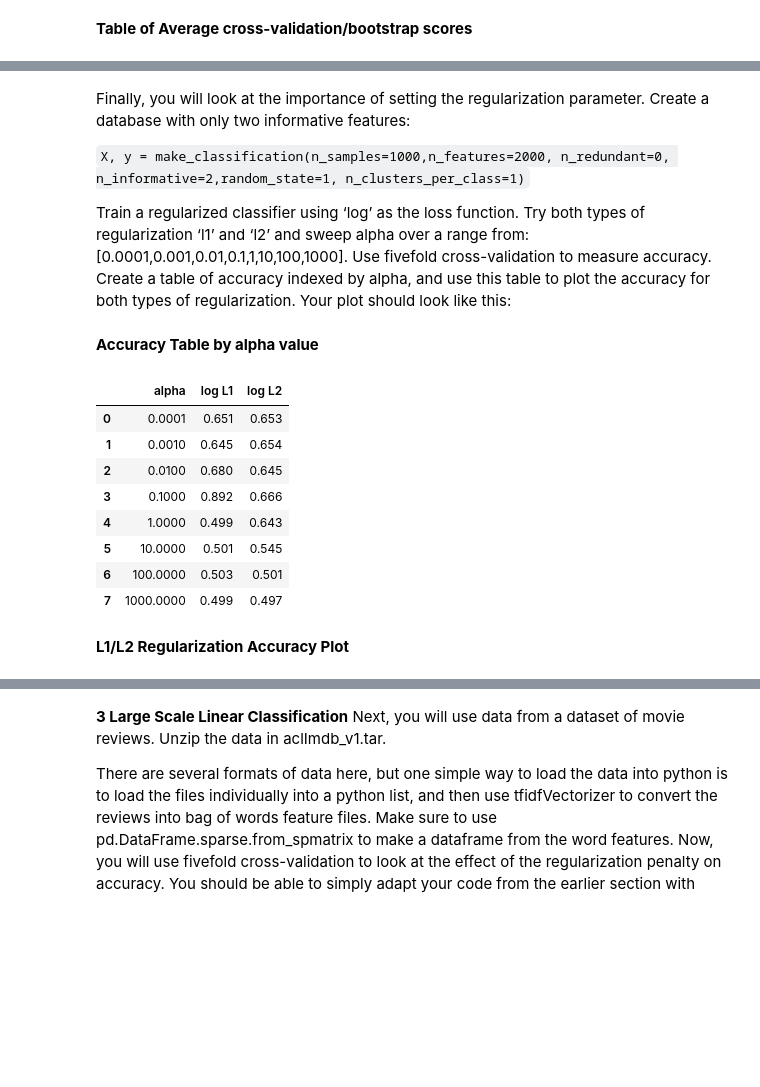
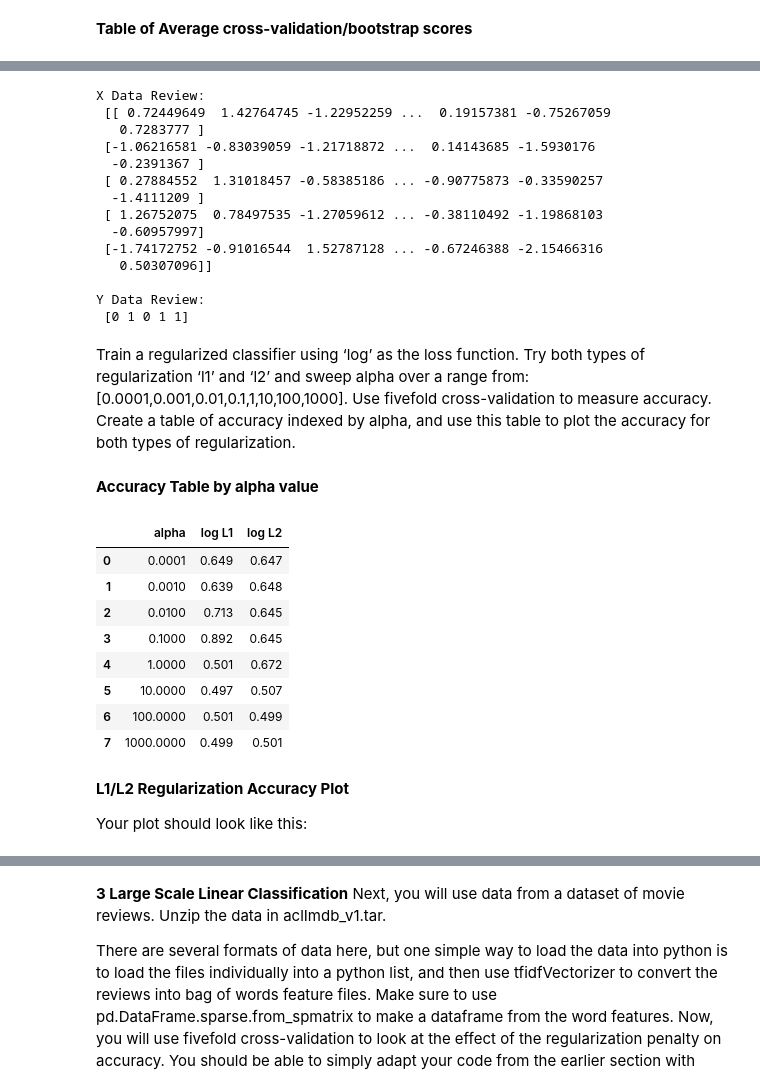
Before and after one commit to zachfreitas/ADS_504_Machine_Learning, a Jupyter notebook: Module_5/Assignment5_template.ipynb, the cells around one changed output, grey strips where cells are left out. Cells and saved outputs as stored; diff of their text form; code cells hidden in the pictures; blank space fills up the shorter version.

```diff
--- a/Module_5/Assignment5_template.ipynb
+++ b/Module_5/Assignment5_template.ipynb
@@ -43,10 +41,0 @@ ytrain = training['labels']
-# %%
-alphas = [0.00001, 0.0001, 0.001, 0.01, 0.1, 1, 10, 100, 1000]
-results = []
-for a in alphas:
-  l1clf = #Create SGDClassifier with loss of 'log', penalty of 'l1' and proper alpha=a then fit it on (Xtrain, ytrain)
-  print('Finished training, alpha=%f' % a)
-  l1cv = #Create cross_val_score with l1clf for Xtrain and  ytrain with cv=5 'accuracy' as scoring='accuracy' it is good to define n_jobs to make it faster and compute the mean at the end
-  print('Finished 5-fold CV, alpha=%f' % a)
-  results # append 'alpha' and 'log L1'
-l1_acc = pd.DataFrame(results)
@@ -148,38 +196,57 @@ plt.show()
+# %%
+#Create X and y here
+X, y = make_classification(n_samples=1000,
+                           n_features=2000,
+                           n_redundant=0,
+                           n_informative=2,
+                           random_state=1,
+                           n_clusters_per_class=1)
+
+print('X Data Review:\n', X[:5])
+print('\nY Data Review:\n', y[:5])
+# %% [output]
+X Data Review:
+ [[ 0.72449649  1.42764745 -1.22952259 ...  0.19157381 -0.75267059
+   0.7283777 ]
+ [-1.06216581 -0.83039059 -1.21718872 ...  0.14143685 -1.5930176
+  -0.2391367 ]
+ [ 0.27884552  1.31018457 -0.58385186 ... -0.90775873 -0.33590257
+  -1.4111209 ]
+ [ 1.26752075  0.78497535 -1.27059612 ... -0.38110492 -1.19868103
+  -0.60957997]
+ [-1.74172752 -0.91016544  1.52787128 ... -0.67246388 -2.15466316
+   0.50307096]]
+
+Y Data Review:
+ [0 1 0 1 1]
 # %% [markdown]
-Finally, you will look at the importance of setting the regularization parameter. Create a database
-with only two informative features:
-
-`X, y = make_classification(n_samples=1000,n_features=2000, n_redundant=0, n_informative=2,random_state=1, n_clusters_per_class=1)`
-
-Train a regularized classifier using ‘log’ as the loss function. Try both types of regularization ‘l1’
-and ‘l2’ and sweep alpha over a range from: [0.0001,0.001,0.01,0.1,1,10,100,1000]. Use fivefold
-cross-validation to measure accuracy. Create a table of accuracy indexed by alpha, and use this
-table to plot the accuracy for both types of regularization. Your plot should look like this:
+Train a regularized classifier using ‘log’ as the loss function. Try both types of regularization ‘l1’ and ‘l2’ and sweep alpha over a range from: [0.0001,0.001,0.01,0.1,1,10,100,1000]. Use fivefold cross-validation to measure accuracy. Create a table of accuracy indexed by alpha, and use this table to plot the accuracy for both types of regularization.
-# %%
-X, y = #Create X and y here
 # %%
 alphas = [0.0001, 0.001, 0.01, 0.1, 1, 10, 100, 1000]
 results = []
 for a in alphas:
-  l1clf = #Classifier with loss='log', penalty='l1', alpha=a, Then fit it on X and y
-  l2clf = #Classifier with loss='log', penalty='l2', alpha=a, Then fit it on X and y
-  l1cv = # Compute cross_val_score for l1clf, cv=5, scoring='accuracy' and mean
-  l2cv = # Compute cross_val_score for l2clf, cv=5, scoring='accuracy' and mean
-  results.append({'alpha': a, 'log L1': l1cv, 'log L2': l2cv})
+  l1clf = SGDClassifier(loss='log', penalty='l1', alpha=a) #Classifier with loss='log', penalty='l1', alpha=a, Then fit it on X and y
+  l2clf = SGDClassifier(loss='log', penalty='l2', alpha=a) #Classifier with loss='log', penalty='l2', alpha=a, Then fit it on X and y
+  l1cv = cross_val_score(l1clf, X, y, cv=5, scoring='accuracy') # Compute cross_val_score for l1clf, cv=5, scoring='accuracy' and mean
+  l2cv = cross_val_score(l2clf, X, y, cv=5, scoring='accuracy') # Compute cross_val_score for l2clf, cv=5, scoring='accuracy' and mean
+  results.append({'alpha': a, 'log L1': l1cv.mean(), 'log L2': l2cv.mean()})
 # %% [markdown]
 **Accuracy Table by alpha value**
 # %%
-reg_df = #Create a dataframe of results and store it here
+#Create a dataframe of results and store it here
+reg_df = pd.DataFrame(results)
 reg_df
 # %% [output]
 |  | alpha | log L1 | log L2 |
-| 0 | 0.0001 | 0.651 | 0.653 |
-| 1 | 0.0010 | 0.645 | 0.654 |
-| 2 | 0.0100 | 0.680 | 0.645 |
-| 3 | 0.1000 | 0.892 | 0.666 |
-| 4 | 1.0000 | 0.499 | 0.643 |
-| 5 | 10.0000 | 0.501 | 0.545 |
-| 6 | 100.0000 | 0.503 | 0.501 |
-| 7 | 1000.0000 | 0.499 | 0.497 |
+| 0 | 0.0001 | 0.649 | 0.647 |
+| 1 | 0.0010 | 0.639 | 0.648 |
+| 2 | 0.0100 | 0.713 | 0.645 |
+| 3 | 0.1000 | 0.892 | 0.645 |
+| 4 | 1.0000 | 0.501 | 0.672 |
+| 5 | 10.0000 | 0.497 | 0.507 |
+| 6 | 100.0000 | 0.501 | 0.499 |
+| 7 | 1000.0000 | 0.499 | 0.501 |
 # %% [markdown]
 **L1/L2 Regularization Accuracy Plot**
+
+Your plot should look like this:
```
Also changed, not shown: parts of 38 cells of this notebook.
